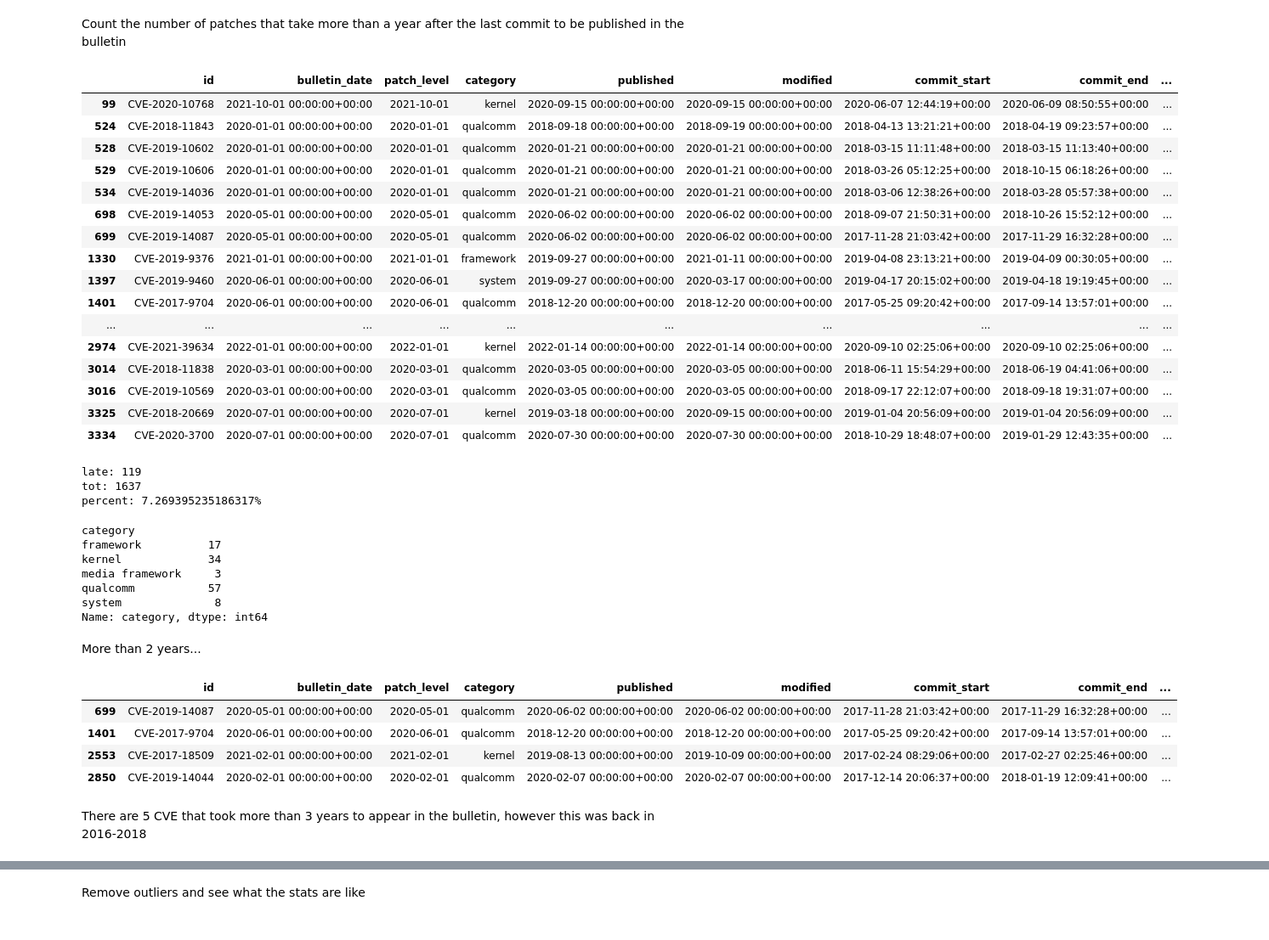
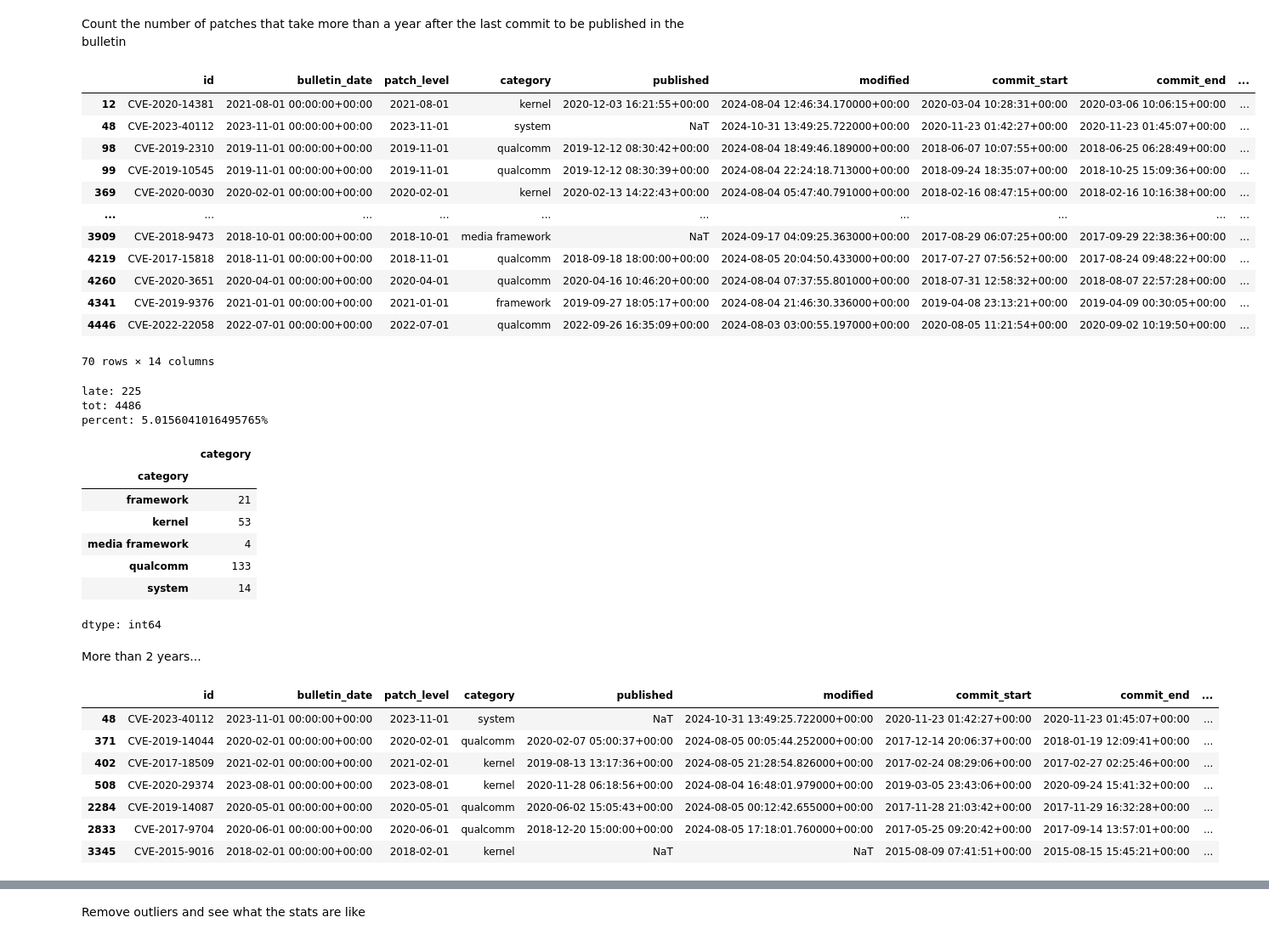
Before and after one commit to virtualpatch/virtualpatch_data, a Jupyter notebook: notebooks/bulletin_analysis_ICSE.ipynb, the cells around one changed output, grey strips where cells are left out. Shown at 85% size. Saved outputs shown, nothing was run; the diff lists cells and outputs as text; code cells hidden in the pictures.

```diff
--- a/notebooks/bulletin_analysis_ICSE.ipynb
+++ b/notebooks/bulletin_analysis_ICSE.ipynb
@@ -11,7 +11,7 @@ import matplotlib.pyplot as plt
 import seaborn as sns
 import csv
 
-RECENT = True
+RECENT = False
 REMOVE_NAT = False
 CATEGORIES = [
     "system",
@@ -42,6 +42,8 @@ df = df[df["bulletin_date"] != "android-12"]
 df = df[df["bulletin_date"] != "android-11"]
 df = df[df["bulletin_date"] != "android-10"]
 # convert to datetime
+#df['bulletin_publish'] = pd.to_datetime(df["bulletin_date"].map(lambda x: date_dict[x]), infer_datetime_format=True, errors='coerce', utc=True)
+#df['bulletin_publish'] = pd.to_datetime(df["bulletin_date"].map(lambda x: date_dict[x]), infer_datetime_format=True, errors='coerce', utc=True)
 df['bulletin_publish'] = pd.to_datetime(df['bulletin_date'], infer_datetime_format=True, errors='coerce', utc=True)
 df['bulletin_date'] = pd.to_datetime(df['bulletin_publish'].to_numpy().astype('datetime64[M]'), infer_datetime_format=True, errors='coerce', utc=True)
 df['published'] = pd.to_datetime(df['published'], infer_datetime_format=True, errors='coerce', utc=True)
@@ -52,8 +54,8 @@ df['commit_end'] = pd.to_datetime(df['commit_end'], infer_datetime_format=True,
 df = df[df["bulletin_date"] >= "2017-06-01"]
 # filter for recent bulletins
 if RECENT:
-  df = df[df['bulletin_date'].dt.tz_localize(None) >= np.datetime64('2019-10')]
-  df = df[df['bulletin_date'].dt.tz_localize(None) < np.datetime64('2023-01')]
+  df = df[df['bulletin_date'].dt.tz_localize(None) >= np.datetime64('2020-10')]
+  df = df[df['bulletin_date'].dt.tz_localize(None) < np.datetime64('2025-01')]
 if REMOVE_NAT:
   df = df.dropna(subset=["commit_end"])
 # join categories
@@ -64,6 +66,7 @@ df["category"] = df["category"] \
   .map(lambda x: "amlogic" if "amlogic" in x else x) \
   .map(lambda x: "kernel" if "kernel" in x else x) \
   .map(lambda x: "library" if "libraries" == x else x) \
-  .map(lambda x: "system" if "system ui" == x else x)
+  .map(lambda x: "system" if "system ui" == x else x) \
+  .map(lambda x: "widevine" if "widevine drm" == x else x)
 df.groupby("category")["bulletin_date"].count()
 # %% [output]
@@ -255,27 +260,23 @@ df[diff < np.timedelta64(0)]
 # %% [markdown]
 Count the number of patches that take more than a year after the last commit to be published in the bulletin
 # %%
-df[diff > np.timedelta64(1, 'Y')]
+df[diff > np.timedelta64(365, 'D')]
 # %% [output]
 |  | id | bulletin_date | patch_level | category | published | modified | commit_start | commit_end | ... |
-| 99 | CVE-2020-10768 | 2021-10-01 00:00:00+00:00 | 2021-10-01 | kernel | 2020-09-15 00:00:00+00:00 | 2020-09-15 00:00:00+00:00 | 2020-06-07 12:44:19+00:00 | 2020-06-09 08:50:55+00:00 | ... |
-| 524 | CVE-2018-11843 | 2020-01-01 00:00:00+00:00 | 2020-01-01 | qualcomm | 2018-09-18 00:00:00+00:00 | 2018-09-19 00:00:00+00:00 | 2018-04-13 13:21:21+00:00 | 2018-04-19 09:23:57+00:00 | ... |
-| 528 | CVE-2019-10602 | 2020-01-01 00:00:00+00:00 | 2020-01-01 | qualcomm | 2020-01-21 00:00:00+00:00 | 2020-01-21 00:00:00+00:00 | 2018-03-15 11:11:48+00:00 | 2018-03-15 11:13:40+00:00 | ... |
-| 529 | CVE-2019-10606 | 2020-01-01 00:00:00+00:00 | 2020-01-01 | qualcomm | 2020-01-21 00:00:00+00:00 | 2020-01-21 00:00:00+00:00 | 2018-03-26 05:12:25+00:00 | 2018-10-15 06:18:26+00:00 | ... |
-| 534 | CVE-2019-14036 | 2020-01-01 00:00:00+00:00 | 2020-01-01 | qualcomm | 2020-01-21 00:00:00+00:00 | 2020-01-21 00:00:00+00:00 | 2018-03-06 12:38:26+00:00 | 2018-03-28 05:57:38+00:00 | ... |
-| 698 | CVE-2019-14053 | 2020-05-01 00:00:00+00:00 | 2020-05-01 | qualcomm | 2020-06-02 00:00:00+00:00 | 2020-06-02 00:00:00+00:00 | 2018-09-07 21:50:31+00:00 | 2018-10-26 15:52:12+00:00 | ... |
-| 699 | CVE-2019-14087 | 2020-05-01 00:00:00+00:00 | 2020-05-01 | qualcomm | 2020-06-02 00:00:00+00:00 | 2020-06-02 00:00:00+00:00 | 2017-11-28 21:03:42+00:00 | 2017-11-29 16:32:28+00:00 | ... |
-| 1330 | CVE-2019-9376 | 2021-01-01 00:00:00+00:00 | 2021-01-01 | framework | 2019-09-27 00:00:00+00:00 | 2021-01-11 00:00:00+00:00 | 2019-04-08 23:13:21+00:00 | 2019-04-09 00:30:05+00:00 | ... |
-| 1397 | CVE-2019-9460 | 2020-06-01 00:00:00+00:00 | 2020-06-01 | system | 2019-09-27 00:00:00+00:00 | 2020-03-17 00:00:00+00:00 | 2019-04-17 20:15:02+00:00 | 2019-04-18 19:19:45+00:00 | ... |
-| 1401 | CVE-2017-9704 | 2020-06-01 00:00:00+00:00 | 2020-06-01 | qualcomm | 2018-12-20 00:00:00+00:00 | 2018-12-20 00:00:00+00:00 | 2017-05-25 09:20:42+00:00 | 2017-09-14 13:57:01+00:00 | ... |
+| 12 | CVE-2020-14381 | 2021-08-01 00:00:00+00:00 | 2021-08-01 | kernel | 2020-12-03 16:21:55+00:00 | 2024-08-04 12:46:34.170000+00:00 | 2020-03-04 10:28:31+00:00 | 2020-03-06 10:06:15+00:00 | ... |
+| 48 | CVE-2023-40112 | 2023-11-01 00:00:00+00:00 | 2023-11-01 | system | NaT | 2024-10-31 13:49:25.722000+00:00 | 2020-11-23 01:42:27+00:00 | 2020-11-23 01:45:07+00:00 | ... |
+| 98 | CVE-2019-2310 | 2019-11-01 00:00:00+00:00 | 2019-11-01 | qualcomm | 2019-12-12 08:30:42+00:00 | 2024-08-04 18:49:46.189000+00:00 | 2018-06-07 10:07:55+00:00 | 2018-06-25 06:28:49+00:00 | ... |
+| 99 | CVE-2019-10545 | 2019-11-01 00:00:00+00:00 | 2019-11-01 | qualcomm | 2019-12-12 08:30:39+00:00 | 2024-08-04 22:24:18.713000+00:00 | 2018-09-24 18:35:07+00:00 | 2018-10-25 15:09:36+00:00 | ... |
+| 369 | CVE-2020-0030 | 2020-02-01 00:00:00+00:00 | 2020-02-01 | kernel | 2020-02-13 14:22:43+00:00 | 2024-08-04 05:47:40.791000+00:00 | 2018-02-16 08:47:15+00:00 | 2018-02-16 10:16:38+00:00 | ... |
 | ... | ... | ... | ... | ... | ... | ... | ... | ... | ... |
-| 2974 | CVE-2021-39634 | 2022-01-01 00:00:00+00:00 | 2022-01-01 | kernel | 2022-01-14 00:00:00+00:00 | 2022-01-14 00:00:00+00:00 | 2020-09-10 02:25:06+00:00 | 2020-09-10 02:25:06+00:00 | ... |
-| 3014 | CVE-2018-11838 | 2020-03-01 00:00:00+00:00 | 2020-03-01 | qualcomm | 2020-03-05 00:00:00+00:00 | 2020-03-05 00:00:00+00:00 | 2018-06-11 15:54:29+00:00 | 2018-06-19 04:41:06+00:00 | ... |
-| 3016 | CVE-2019-10569 | 2020-03-01 00:00:00+00:00 | 2020-03-01 | qualcomm | 2020-03-05 00:00:00+00:00 | 2020-03-05 00:00:00+00:00 | 2018-09-17 22:12:07+00:00 | 2018-09-18 19:31:07+00:00 | ... |
-| 3325 | CVE-2018-20669 | 2020-07-01 00:00:00+00:00 | 2020-07-01 | kernel | 2019-03-18 00:00:00+00:00 | 2020-09-15 00:00:00+00:00 | 2019-01-04 20:56:09+00:00 | 2019-01-04 20:56:09+00:00 | ... |
-| 3334 | CVE-2020-3700 | 2020-07-01 00:00:00+00:00 | 2020-07-01 | qualcomm | 2020-07-30 00:00:00+00:00 | 2020-07-30 00:00:00+00:00 | 2018-10-29 18:48:07+00:00 | 2019-01-29 12:43:35+00:00 | ... |
+| 3909 | CVE-2018-9473 | 2018-10-01 00:00:00+00:00 | 2018-10-01 | media framework | NaT | 2024-09-17 04:09:25.363000+00:00 | 2017-08-29 06:07:25+00:00 | 2017-09-29 22:38:36+00:00 | ... |
+| 4219 | CVE-2017-15818 | 2018-11-01 00:00:00+00:00 | 2018-11-01 | qualcomm | 2018-09-18 18:00:00+00:00 | 2024-08-05 20:04:50.433000+00:00 | 2017-07-27 07:56:52+00:00 | 2017-08-24 09:48:22+00:00 | ... |
+| 4260 | CVE-2020-3651 | 2020-04-01 00:00:00+00:00 | 2020-04-01 | qualcomm | 2020-04-16 10:46:20+00:00 | 2024-08-04 07:37:55.801000+00:00 | 2018-07-31 12:58:32+00:00 | 2018-08-07 22:57:28+00:00 | ... |
+| 4341 | CVE-2019-9376 | 2021-01-01 00:00:00+00:00 | 2021-01-01 | framework | 2019-09-27 18:05:17+00:00 | 2024-08-04 21:46:30.336000+00:00 | 2019-04-08 23:13:21+00:00 | 2019-04-09 00:30:05+00:00 | ... |
+| 4446 | CVE-2022-22058 | 2022-07-01 00:00:00+00:00 | 2022-07-01 | qualcomm | 2022-09-26 16:35:09+00:00 | 2024-08-03 03:00:55.197000+00:00 | 2020-08-05 11:21:54+00:00 | 2020-09-02 10:19:50+00:00 | ... |
+70 rows × 14 columns
 # %%
-df_late = df[diff > np.timedelta64(6, 'M')]
+df_late = df[diff > np.timedelta64(180, 'D')]
 #df_late = df_late[df_late['bulletin_date'].dt.tz_localize(None) >= np.datetime64('2021-01')]
 #df_late = df_late[df_late['bulletin_date'].dt.tz_localize(None) < np.datetime64('2022-01')]
 late = len(df_late.index)
@@ -289,25 +290,27 @@ print(f"tot: {tot}")
 print(f"percent: {late/tot * 100}%")
 df_late.groupby("category")["category"].count()
 # %% [output]
-late: 119
-tot: 1637
-percent: 7.269395235186317%
+late: 225
+tot: 4486
+percent: 5.0156041016495765%
+|  | category |
+| category |  |
+| framework | 21 |
+| kernel | 53 |
+| media framework | 4 |
+| qualcomm | 133 |
+| system | 14 |
-category
-framework          17
-kernel             34
-media framework     3
-qualcomm           57
-system              8
-Name: category, dtype: int64
+dtype: int64
 # %% [markdown]
 More than 2 years...
 # %%
-df[diff > np.timedelta64(2, 'Y')]
+df[diff > np.timedelta64(365 * 2, 'D')]
 # %% [output]
 |  | id | bulletin_date | patch_level | category | published | modified | commit_start | commit_end | ... |
-| 699 | CVE-2019-14087 | 2020-05-01 00:00:00+00:00 | 2020-05-01 | qualcomm | 2020-06-02 00:00:00+00:00 | 2020-06-02 00:00:00+00:00 | 2017-11-28 21:03:42+00:00 | 2017-11-29 16:32:28+00:00 | ... |
-| 1401 | CVE-2017-9704 | 2020-06-01 00:00:00+00:00 | 2020-06-01 | qualcomm | 2018-12-20 00:00:00+00:00 | 2018-12-20 00:00:00+00:00 | 2017-05-25 09:20:42+00:00 | 2017-09-14 13:57:01+00:00 | ... |
-| 2553 | CVE-2017-18509 | 2021-02-01 00:00:00+00:00 | 2021-02-01 | kernel | 2019-08-13 00:00:00+00:00 | 2019-10-09 00:00:00+00:00 | 2017-02-24 08:29:06+00:00 | 2017-02-27 02:25:46+00:00 | ... |
-| 2850 | CVE-2019-14044 | 2020-02-01 00:00:00+00:00 | 2020-02-01 | qualcomm | 2020-02-07 00:00:00+00:00 | 2020-02-07 00:00:00+00:00 | 2017-12-14 20:06:37+00:00 | 2018-01-19 12:09:41+00:00 | ... |
+| 48 | CVE-2023-40112 | 2023-11-01 00:00:00+00:00 | 2023-11-01 | system | NaT | 2024-10-31 13:49:25.722000+00:00 | 2020-11-23 01:42:27+00:00 | 2020-11-23 01:45:07+00:00 | ... |
+| 371 | CVE-2019-14044 | 2020-02-01 00:00:00+00:00 | 2020-02-01 | qualcomm | 2020-02-07 05:00:37+00:00 | 2024-08-05 00:05:44.252000+00:00 | 2017-12-14 20:06:37+00:00 | 2018-01-19 12:09:41+00:00 | ... |
+| 402 | CVE-2017-18509 | 2021-02-01 00:00:00+00:00 | 2021-02-01 | kernel | 2019-08-13 13:17:36+00:00 | 2024-08-05 21:28:54.826000+00:00 | 2017-02-24 08:29:06+00:00 | 2017-02-27 02:25:46+00:00 | ... |
+| 508 | CVE-2020-29374 | 2023-08-01 00:00:00+00:00 | 2023-08-01 | kernel | 2020-11-28 06:18:56+00:00 | 2024-08-04 16:48:01.979000+00:00 | 2019-03-05 23:43:06+00:00 | 2020-09-24 15:41:32+00:00 | ... |
+| 2284 | CVE-2019-14087 | 2020-05-01 00:00:00+00:00 | 2020-05-01 | qualcomm | 2020-06-02 15:05:43+00:00 | 2024-08-05 00:12:42.655000+00:00 | 2017-11-28 21:03:42+00:00 | 2017-11-29 16:32:28+00:00 | ... |
+| 2833 | CVE-2017-9704 | 2020-06-01 00:00:00+00:00 | 2020-06-01 | qualcomm | 2018-12-20 15:00:00+00:00 | 2024-08-05 17:18:01.760000+00:00 | 2017-05-25 09:20:42+00:00 | 2017-09-14 13:57:01+00:00 | ... |
+| 3345 | CVE-2015-9016 | 2018-02-01 00:00:00+00:00 | 2018-02-01 | kernel | NaT | NaT | 2015-08-09 07:41:51+00:00 | 2015-08-15 15:45:21+00:00 | ... |
-# %% [markdown]
-There are 5 CVE that took more than 3 years to appear in the bulletin, however this was back in 2016-2018
```
Also changed, not shown: parts of 86 cells of this notebook, 5 other files.
